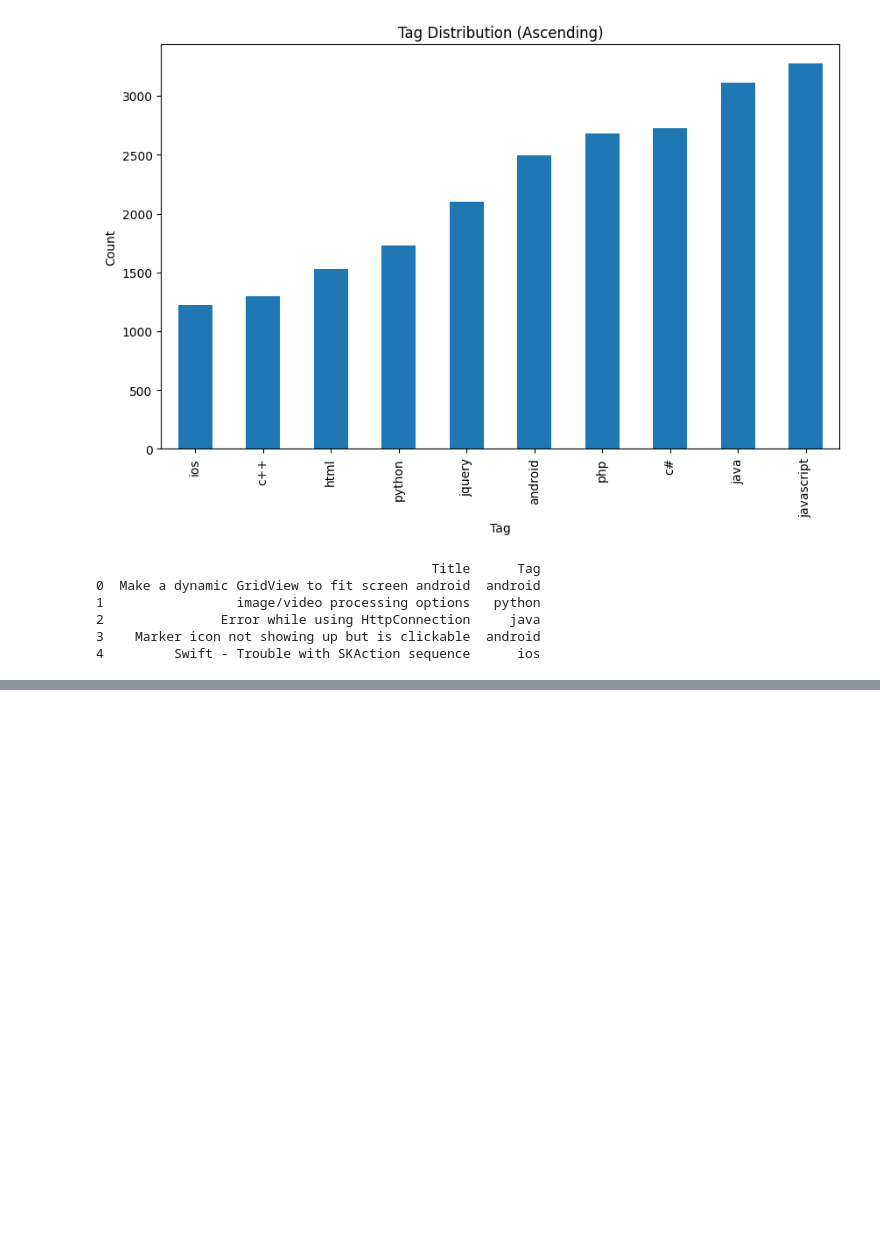
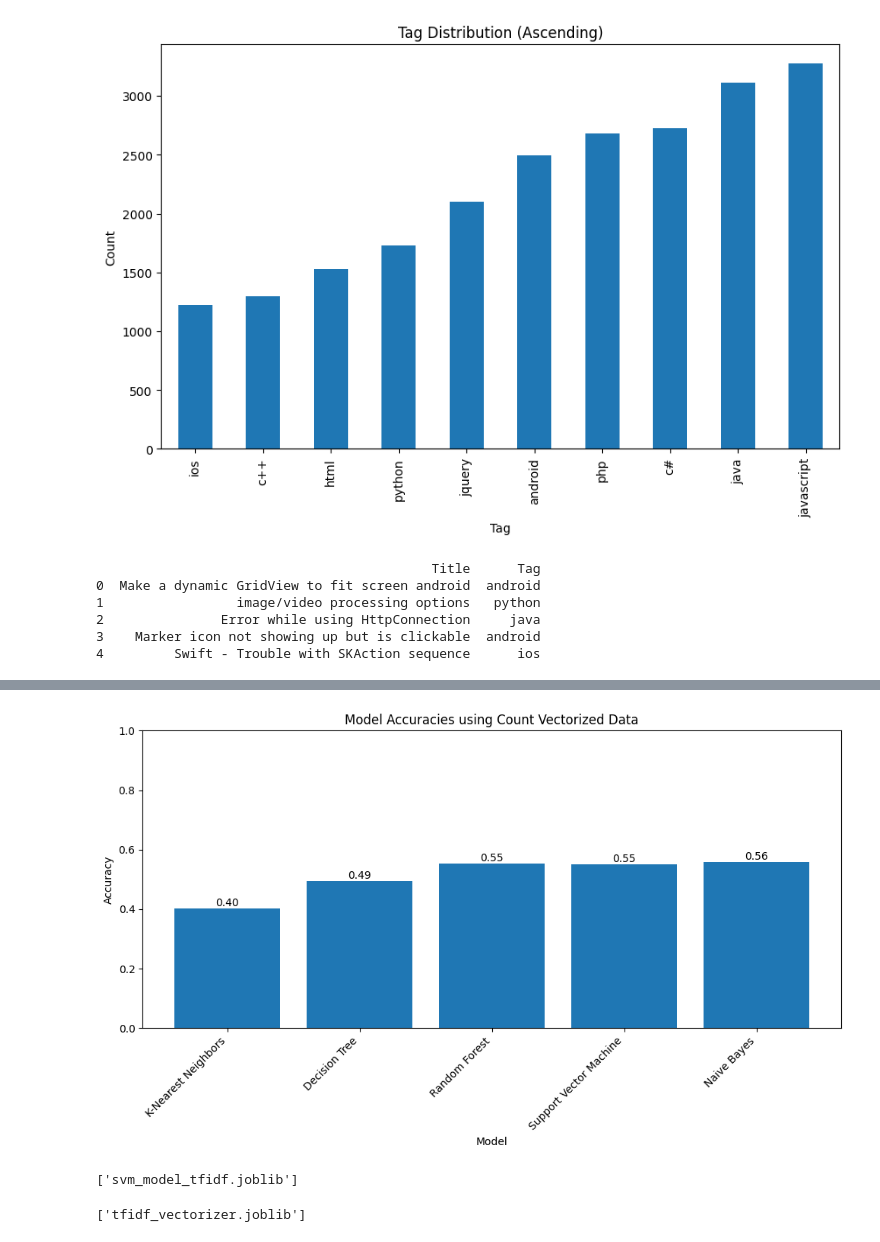
Before and after one commit to dilshad2349/NLP--classification-of-coding-related-questions, a Jupyter notebook: preprocessing.ipynb, the cells around one changed output, grey strips where cells are left out. Saved outputs shown, nothing was run; the diff lists cells and outputs as text; code cells hidden in the pictures; blank space fills up the shorter version.

```diff
--- a/preprocessing.ipynb
+++ b/preprocessing.ipynb
@@ -254,0 +407,58 @@ weighted avg       0.62      0.50      0.48      6650
+# %%
+import matplotlib.pyplot as plt
+
+# List to store model names and their accuracies
+model_names_count = []
+accuracies_count = []
+
+# Iterate over models
+for model_name, model in models.items():
+    # Train the model
+    model.fit(x_train_count, y_train)
+
+    # Predict on the test set
+    y_pred = model.predict(x_test_count)
+
+    # Calculate accuracy
+    accuracy = accuracy_score(y_test, y_pred)
+
+    # Append model name and accuracy to lists
+    model_names_count.append(model_name)
+    accuracies_count.append(accuracy)
+
+# Plotting the bar graph
+plt.figure(figsize=(10, 6))
+plt.bar(model_names_count, accuracies_count)
+plt.ylabel('Accuracy')
+plt.xlabel('Model')
+plt.title('Model Accuracies using Count Vectorized Data')
+
+# Adding accuracy labels on bars
+for i in range(len(model_names_count)):
+    plt.text(i, accuracies_count[i], f'{accuracies_count[i]:.2f}', ha='center', va='bottom')
+
+plt.xticks(rotation=45, ha='right')  # Rotate x-axis labels for better readability
+plt.ylim(0, 1)  # Setting limit from 0 to 1 for accuracy
+plt.tight_layout()  # Adjust layout to prevent clipping labels
+plt.show()
+# %% [output]
+[figure, added]
+# %%
+#saving the model which have higher accuracy
+import joblib
+
+# Train the SVM model
+svm_model = SVC()
+svm_model.fit(x_train_tfidf, y_train)
+
+# Save the trained SVM model
+joblib.dump(svm_model, 'svm_model_tfidf.joblib')
+# %% [output]
+['svm_model_tfidf.joblib']
+# %%
+import joblib
+
+# Save TF-IDF vectorizer
+joblib.dump(tfidf_vectorizer, 'tfidf_vectorizer.joblib')
+# %% [output]
+['tfidf_vectorizer.joblib']
```
Also changed, not shown: parts of 12 cells of this notebook, 5 other files.
